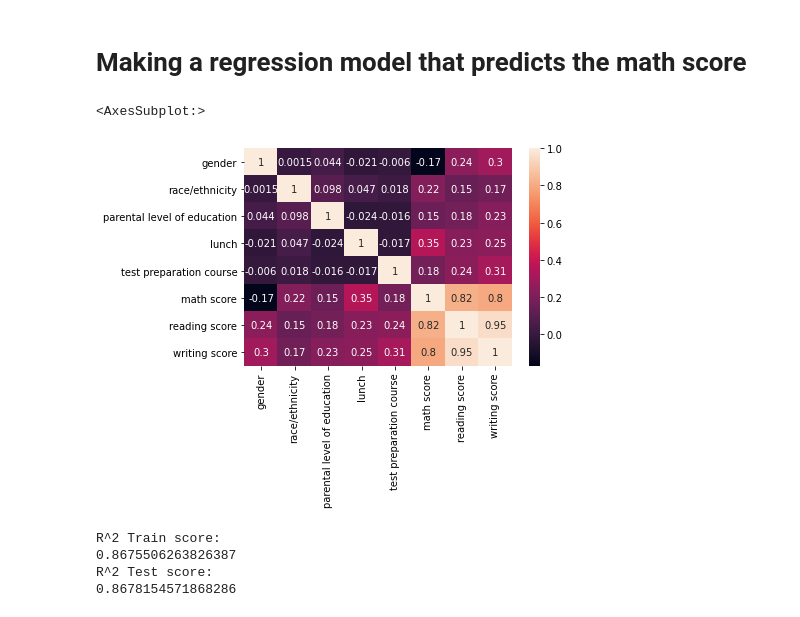
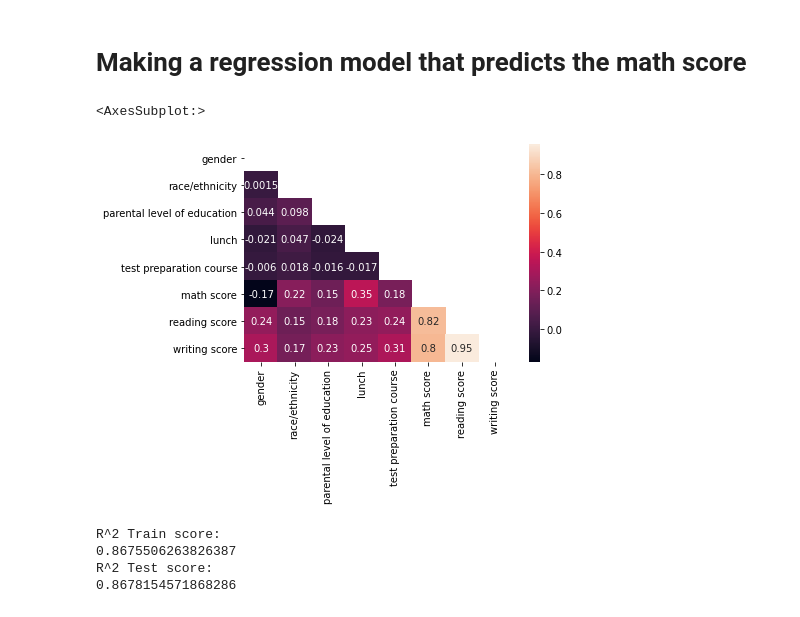
Before and after one commit to PhilipPhan/student-score-analysis, a Jupyter notebook: studentscoreanalysis.ipynb, the cells around one changed output. Saved outputs shown, nothing was run; the diff lists cells and outputs as text; code cells hidden in the pictures.

```diff
--- a/studentscoreanalysis.ipynb
+++ b/studentscoreanalysis.ipynb
@@ -231,10 +231,13 @@ df['test preparation course'] = (df['test preparation course'].values == 'comple
 # %%
 #looking at correlation
 matrix = df.corr()
-sns.heatmap(matrix, annot= True)
+mask = np.zeros_like(matrix)
+mask[np.triu_indices_from(mask)] = True
+sns.heatmap(matrix, annot= True, mask = mask)
+#plt.xticks(rotation = 85)
 # %% [output]
 <AxesSubplot:>
-[figure, old version]
+[figure, new version]
 # %%
 #predicting math score based on the other scores
 
```
